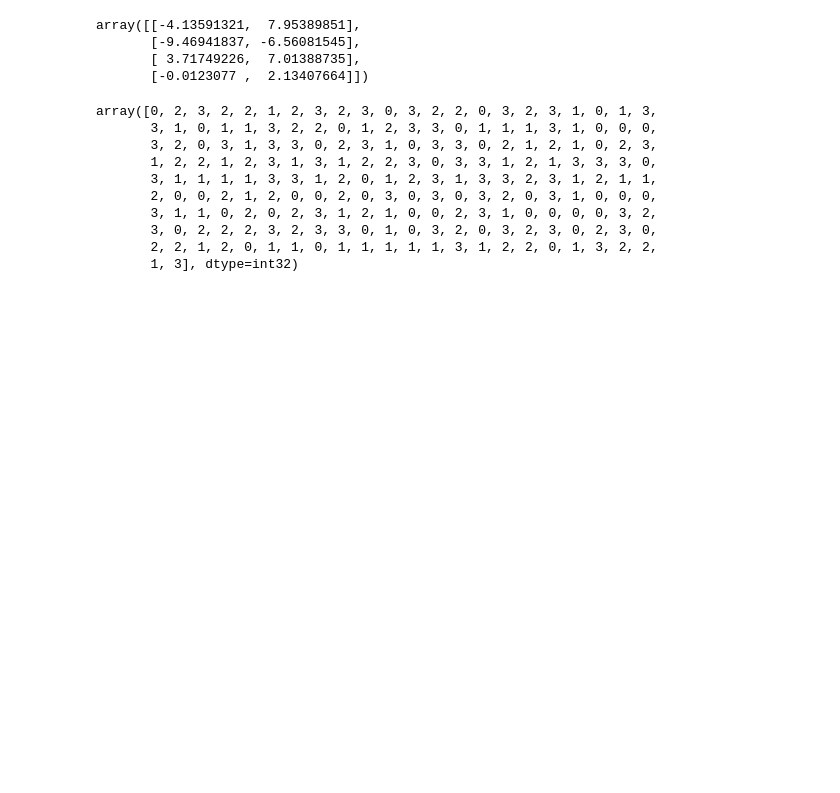
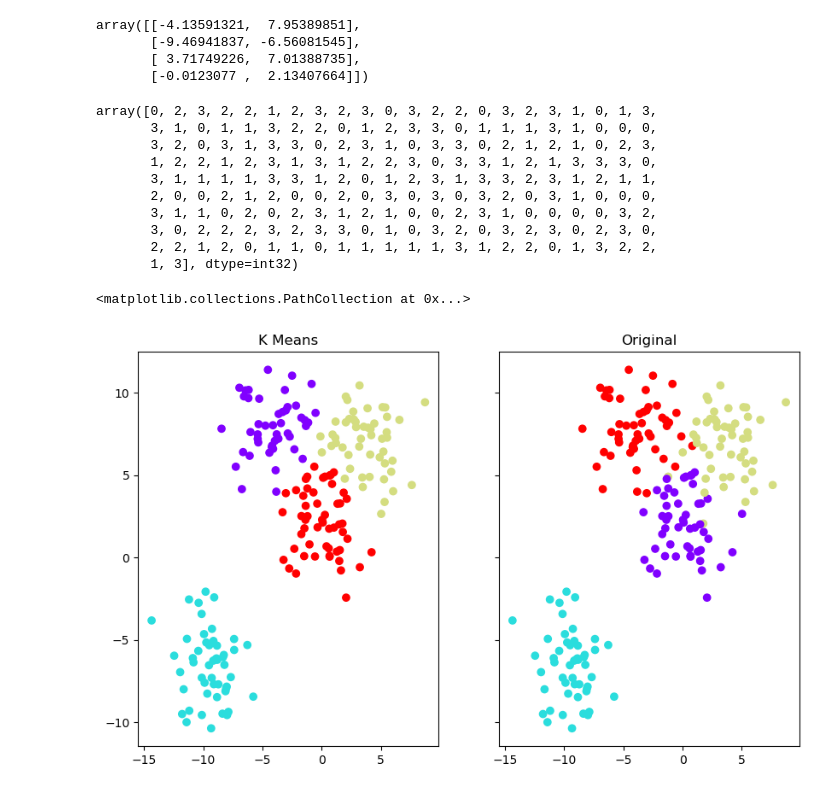
Before and after one commit to Malinda1/machine-learning_course_01, a Jupyter notebook: K_Mean_Clustering/K_Mean_Clustering_classification.ipynb, the cells around one changed output. Cells and saved outputs as stored; diff of their text form; code cells hidden in the pictures; blank space fills up the shorter version.

Commit message:
Compared original data and clustered data

```diff
--- a/K_Mean_Clustering/K_Mean_Clustering_classification.ipynb
+++ b/K_Mean_Clustering/K_Mean_Clustering_classification.ipynb
@@ -55,3 +55,25 @@ array([0, 2, 3, 2, 2, 1, 2, 3, 2, 3, 0, 3, 2, 2, 0, 3, 2, 3, 1, 0, 1, 3,
        3, 0, 2, 2, 2, 3, 2, 3, 3, 0, 1, 0, 3, 2, 0, 3, 2, 3, 0, 2, 3, 0,
        2, 2, 1, 2, 0, 1, 1, 0, 1, 1, 1, 1, 1, 3, 1, 2, 2, 0, 1, 3, 2, 2,
        1, 3], dtype=int32)
+# %%
+fig, (ax1, ax2) = plt.subplots(1, 2, sharey = True, figsize = (10, 6))
+
+ax1.set_title('K Means')
+ax1.scatter(
+    data_01[0][:,0],
+    data_01[0][:,1],
+    c = kmeans.labels_,
+    cmap = 'rainbow'
+)
+
+ax2.set_title('Original')
+ax2.scatter(
+    data_01[0][:,0],
+    data_01[0][:,1],
+    c = data_01[1],
+    cmap = 'rainbow'
+
+)
+# %% [output]
+<matplotlib.collections.PathCollection at 0x...>
+[figure, added]
```
